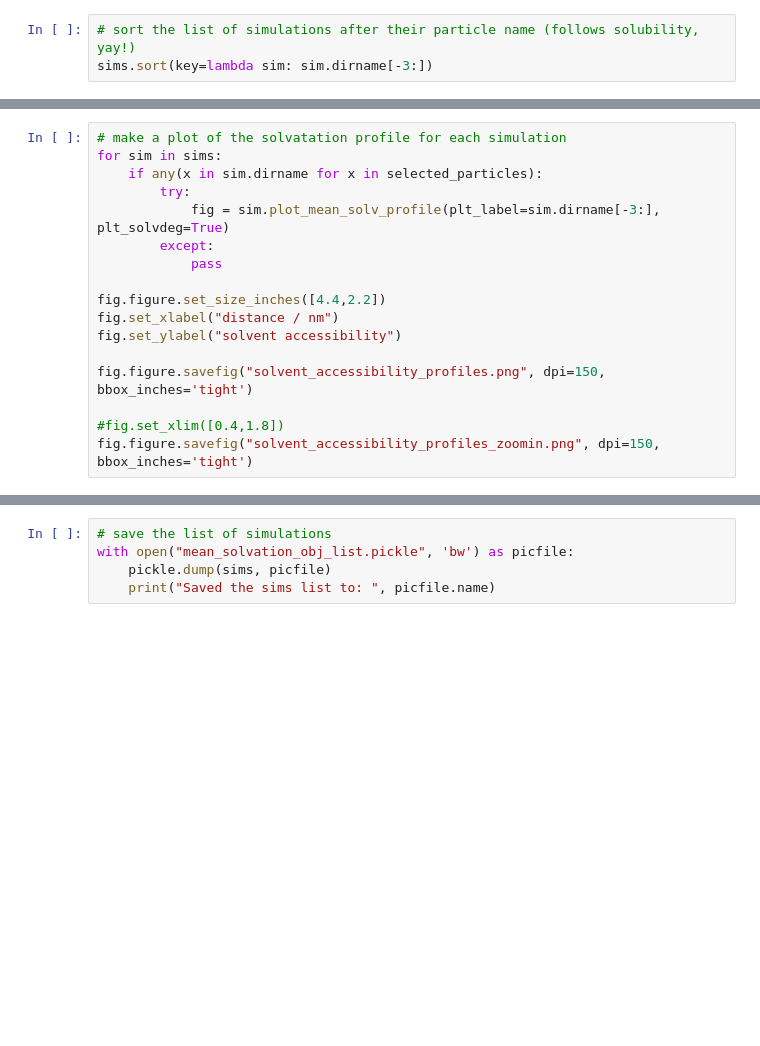
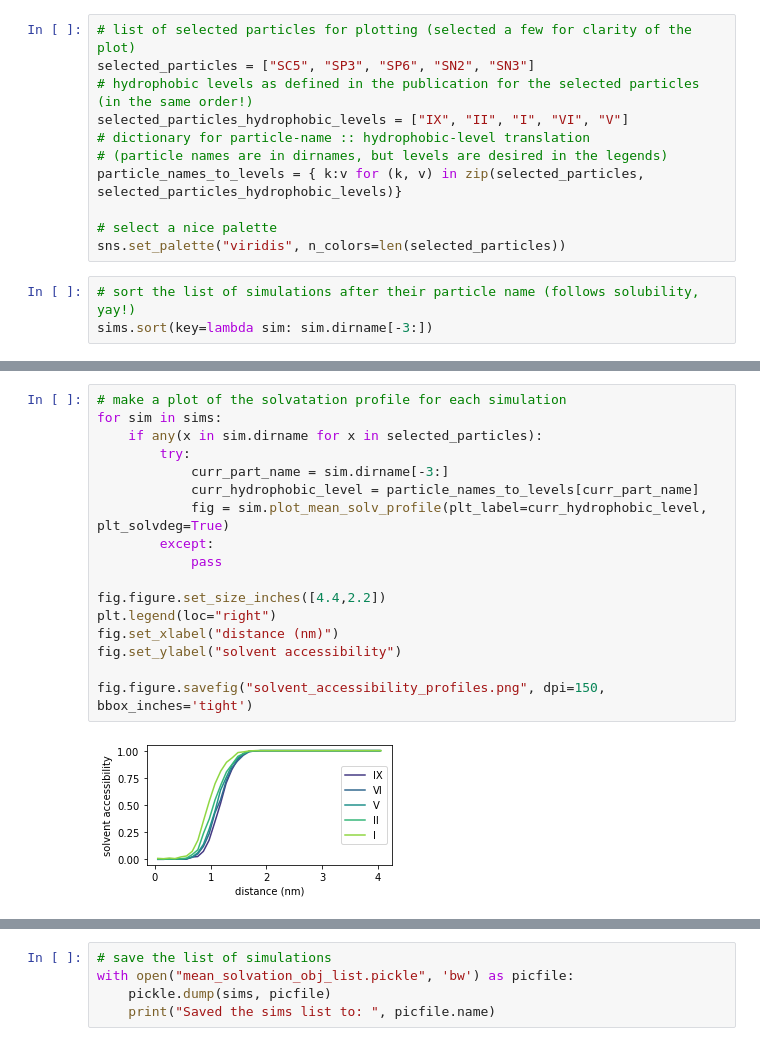
Before and after one commit to jmelcr/permeability, a Jupyter notebook: martini3/cholesterol00p_PC_variousTails_sims/saturation_DPPC-POPC_titration/perm_particle_EOLS/dopc-unsat_0-169_d_100/plot_mean_solvation_of_x_all_sims.ipynb, the cells around one changed output, grey strips where cells are left out. Drawn from its saved outputs; the diff is of its cells as text; blank space fills up the shorter version.

Commit message:
update solvent accessibility profiles to use hydroph. levels

```diff
--- a/martini3/cholesterol00p_PC_variousTails_sims/saturation_DPPC-POPC_titration/perm_particle_EOLS/dopc-unsat_0-169_d_100/plot_mean_solvation_of_x_all_sims.ipynb
+++ b/martini3/cholesterol00p_PC_variousTails_sims/saturation_DPPC-POPC_titration/perm_particle_EOLS/dopc-unsat_0-169_d_100/plot_mean_solvation_of_x_all_sims.ipynb
@@ -186,3 +183,14 @@ sns.set_palette("viridis", n_colors=len(selected_particles))
+# %%
+# list of selected particles for plotting (selected a few for clarity of the plot)
+selected_particles = ["SC5", "SP3", "SP6", "SN2", "SN3"]
+# hydrophobic levels as defined in the publication for the selected particles (in the same order!)
+selected_particles_hydrophobic_levels = ["IX", "II", "I", "VI", "V"]
+# dictionary for particle-name :: hydrophobic-level translation
+# (particle names are in dirnames, but levels are desired in the legends)
+particle_names_to_levels = { k:v for (k, v) in zip(selected_particles, selected_particles_hydrophobic_levels)}
+
+# select a nice palette
+sns.set_palette("viridis", n_colors=len(selected_particles))
 # %%
 # sort the list of simulations after their particle name (follows solubility, yay!)
 sims.sort(key=lambda sim: sim.dirname[-3:])
@@ -207,17 +217,19 @@ fig.figure.savefig("mean_solvation_profiles_zoomin.png", dpi=150, bbox_inches='t
 # %%
 # make a plot of the solvatation profile for each simulation
 for sim in sims:
     if any(x in sim.dirname for x in selected_particles):
         try:
-            fig = sim.plot_mean_solv_profile(plt_label=sim.dirname[-3:], plt_solvdeg=True)
+            curr_part_name = sim.dirname[-3:]
+            curr_hydrophobic_level = particle_names_to_levels[curr_part_name]
+            fig = sim.plot_mean_solv_profile(plt_label=curr_hydrophobic_level, plt_solvdeg=True)
         except:
             pass
 
 fig.figure.set_size_inches([4.4,2.2])
-fig.set_xlabel("distance / nm")
+plt.legend(loc="right")
+fig.set_xlabel("distance (nm)")
 fig.set_ylabel("solvent accessibility")
 
 fig.figure.savefig("solvent_accessibility_profiles.png", dpi=150, bbox_inches='tight')
-
-#fig.set_xlim([0.4,1.8])
-fig.figure.savefig("solvent_accessibility_profiles_zoomin.png", dpi=150, bbox_inches='tight')
+# %% [output]
+[figure, added]
```
Also changed, not shown: parts of 4 cells of this notebook, 2 other files.
